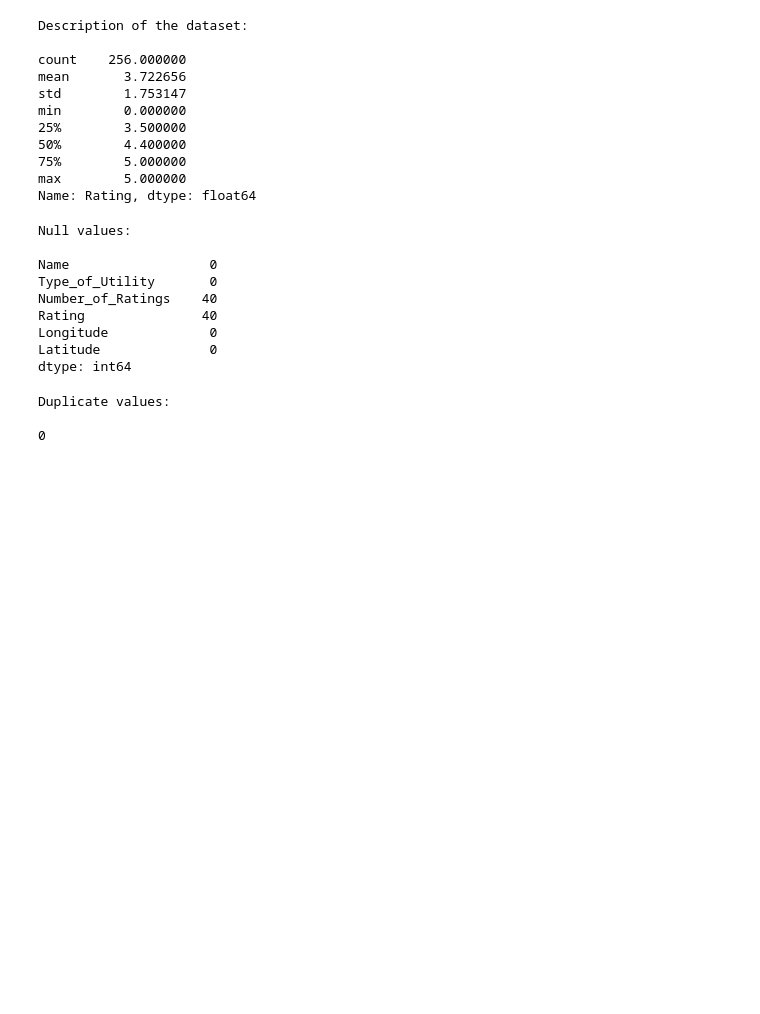
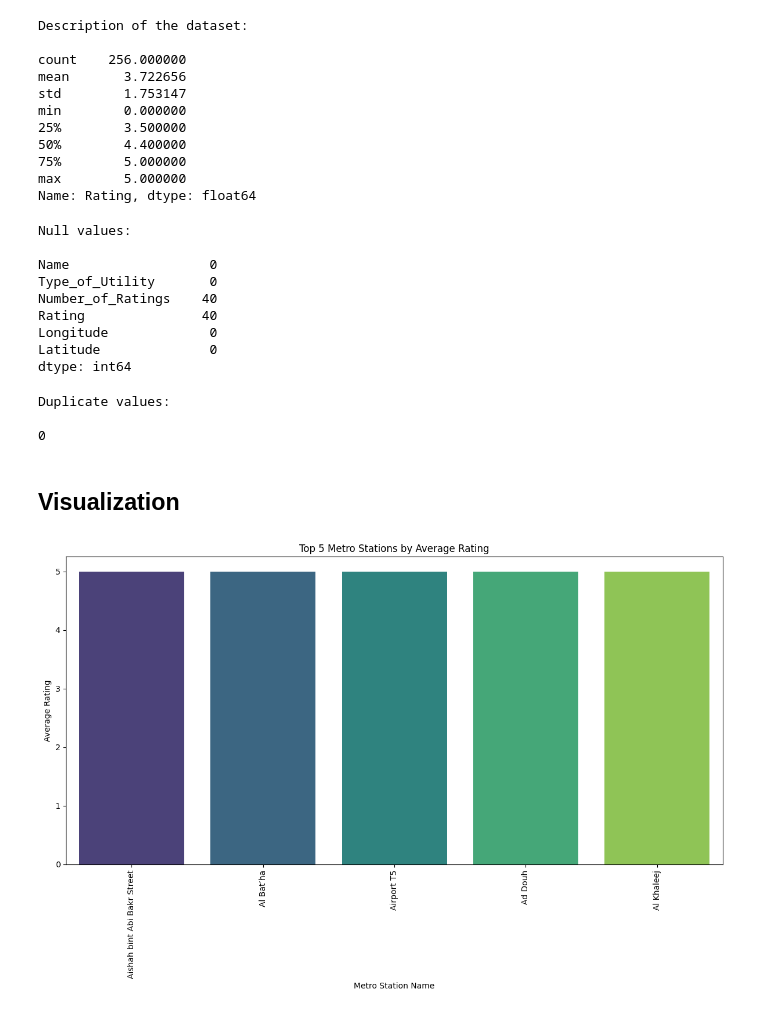
Before and after one commit to Abuqami/Nearest-Coffee---weekend-s-plan, a Jupyter notebook: Nearest_Coffee.ipynb, the cells around one changed output. Saved outputs shown, nothing was run; the diff lists cells and outputs as text; code cells hidden in the pictures; blank space fills up the shorter version.

```diff
--- a/Nearest_Coffee.ipynb
+++ b/Nearest_Coffee.ipynb
@@ -81,3 +79,5 @@ print(metros.duplicated().sum())
 Duplicate values:
 
 0
+# %% [markdown]
+## Visualization
@@ -83,0 +86,18 @@ Duplicate values:
+# %%
+# Group by 'Name' and calculate the average rating
+average_ratings = metros.groupby('Name')['Rating'].mean().sort_values(ascending=False)
+
+# Take the top 5 stations
+top_5_stations = average_ratings.head(5)
+
+# Create the bar plot
+plt.figure(figsize=(12, 8))
+sns.barplot(x=top_5_stations.index, y=top_5_stations.values, palette='viridis')
+plt.title('Top 5 Metro Stations by Average Rating')
+plt.xlabel('Metro Station Name')
+plt.ylabel('Average Rating')
+plt.xticks(rotation=90)
+plt.tight_layout()
+plt.show()
+# %% [output]
+[figure, added]
```
Also changed, not shown: parts of 4 cells of this notebook.
